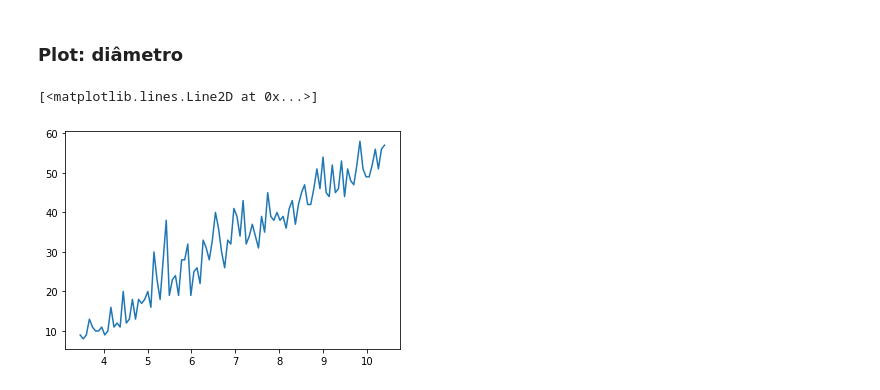
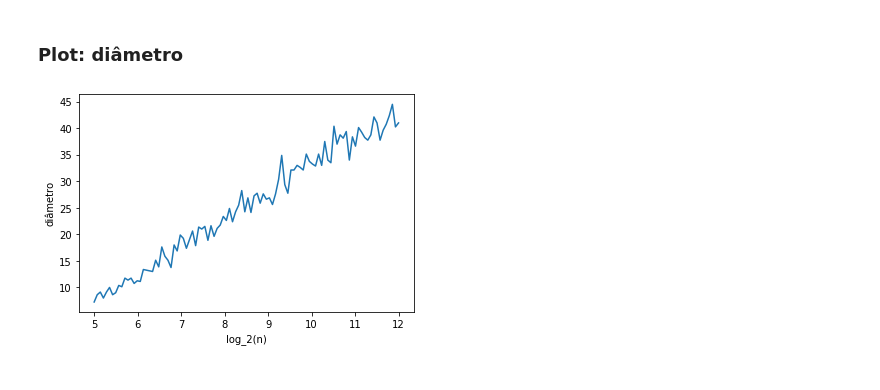
Before and after one commit to adrissonsamersla/CT236, a Jupyter notebook: atividade1/Atividade1.ipynb, the cells around one changed output. Cells and saved outputs as stored; diff of their text form; code cells hidden in the pictures.

```diff
--- a/atividade1/Atividade1.ipynb
+++ b/atividade1/Atividade1.ipynb
@@ -145,7 +143,9 @@ KeyboardInterrupt:
 # %% [markdown]
 ### Plot: diâmetro
-# %%
-plt.plot(np.log(ns), diameters)
-# %% [output]
-[<matplotlib.lines.Line2D at 0x...>]
-[figure, removed]
+# %%
+plt.plot(np.log2(ns), diameters)
+plt.xlabel('log_2(n)')
+plt.ylabel('diâmetro')
+plt.savefig('./images/results/diameter.png')
+# %% [output]
+[figure, added]
```
Also changed, not shown: parts of 4 cells of this notebook.
